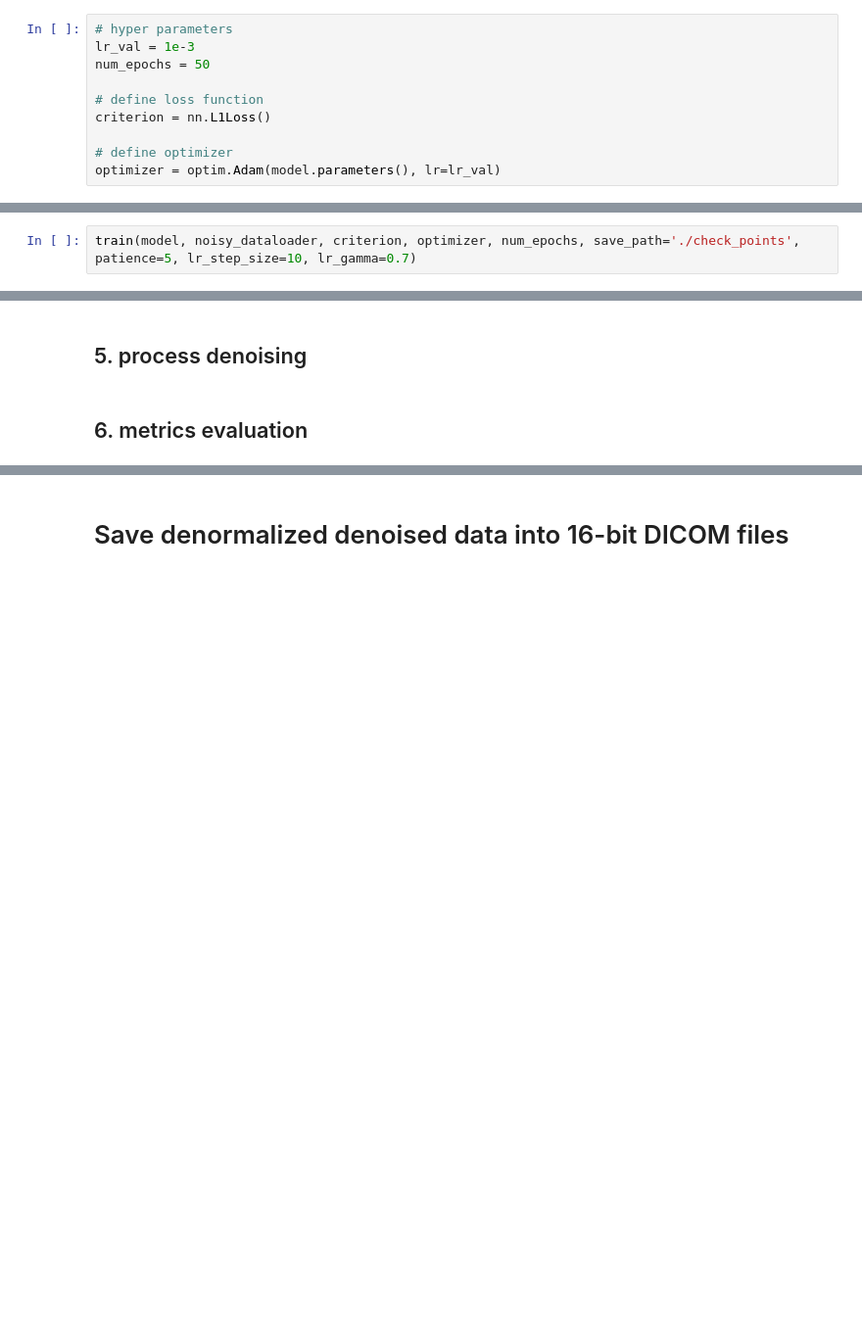
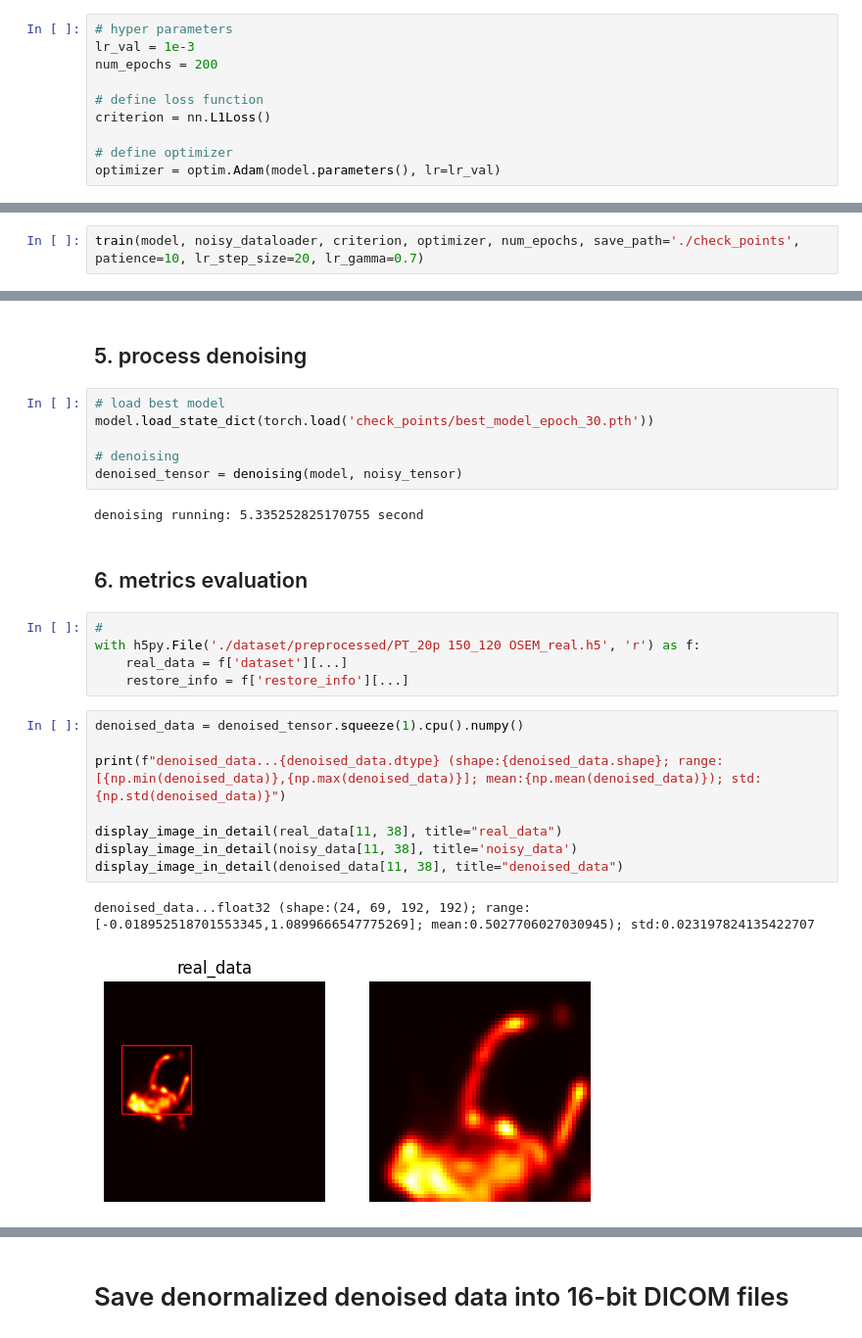
Before and after one commit to yoko19191/cardiac-dynamic-pet-denoising, a Jupyter notebook: 3_n2v.ipynb, the cells around one changed output, grey strips where cells are left out. Shown at 98% size. Saved outputs shown, nothing was run; the diff lists cells and outputs as text; blank space fills up the shorter version.

```diff
--- a/3_n2v.ipynb
+++ b/3_n2v.ipynb
@@ -218,7 +228,7 @@ def denoising(model, noisy_tensor, batch_size=32):
 # %%
 # hyper parameters
 lr_val = 1e-3
-num_epochs = 50
+num_epochs = 200
 
 # define loss function
 criterion = nn.L1Loss()
@@ -228,5 +238,5 @@ optimizer = optim.Adam(model.parameters(), lr=lr_val)
 # %% [markdown]
 ## 4. process training
 # %%
-train(model, noisy_dataloader, criterion, optimizer, num_epochs, save_path='./check_points', patience=5, lr_step_size=10, lr_gamma=0.7)
+train(model, noisy_dataloader, criterion, optimizer, num_epochs, save_path='./check_points', patience=10, lr_step_size=20, lr_gamma=0.7)
 # %% [output]
@@ -234,4 +256,28 @@ KeyboardInterrupt:
 # %% [markdown]
 ## 5. process denoising
+# %%
+# load best model
+model.load_state_dict(torch.load('check_points/best_model_epoch_30.pth'))
+
+# denoising
+denoised_tensor = denoising(model, noisy_tensor)
+# %% [output]
+denoising running: 5.335252825170755 second
 # %% [markdown]
 ## 6. metrics evaluation
+# %%
+#
+with h5py.File('./dataset/preprocessed/PT_20p 150_120 OSEM_real.h5', 'r') as f:
+    real_data = f['dataset'][...]
+    restore_info = f['restore_info'][...]
+# %%
+denoised_data = denoised_tensor.squeeze(1).cpu().numpy()
+
+print(f"denoised_data...{denoised_data.dtype} (shape:{denoised_data.shape}; range:[{np.min(denoised_data)},{np.max(denoised_data)}]; mean:{np.mean(denoised_data)}); std:{np.std(denoised_data)}")
+
+display_image_in_detail(real_data[11, 38], title="real_data")
+display_image_in_detail(noisy_data[11, 38], title='noisy_data')
+display_image_in_detail(denoised_data[11, 38], title="denoised_data")
+# %% [output]
+denoised_data...float32 (shape:(24, 69, 192, 192); range:[-0.018952518701553345,1.0899666547775269]; mean:0.5027706027030945); std:0.023197824135422707
+[figure, added]
```
Also changed, not shown: parts of 8 cells of this notebook, 4 other files.
